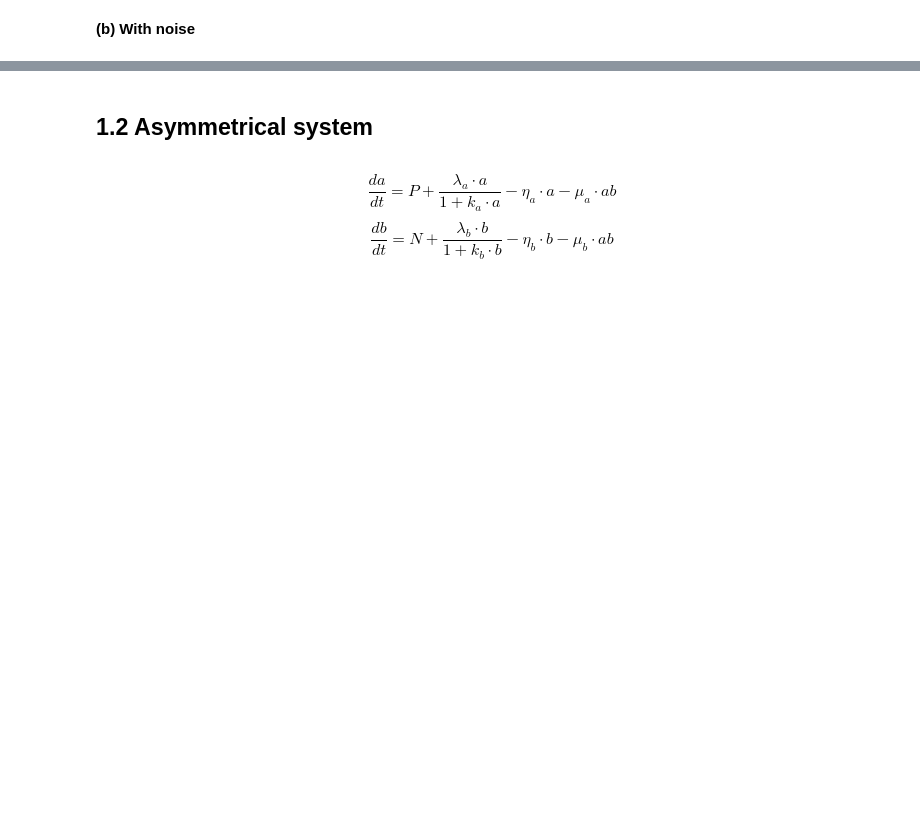
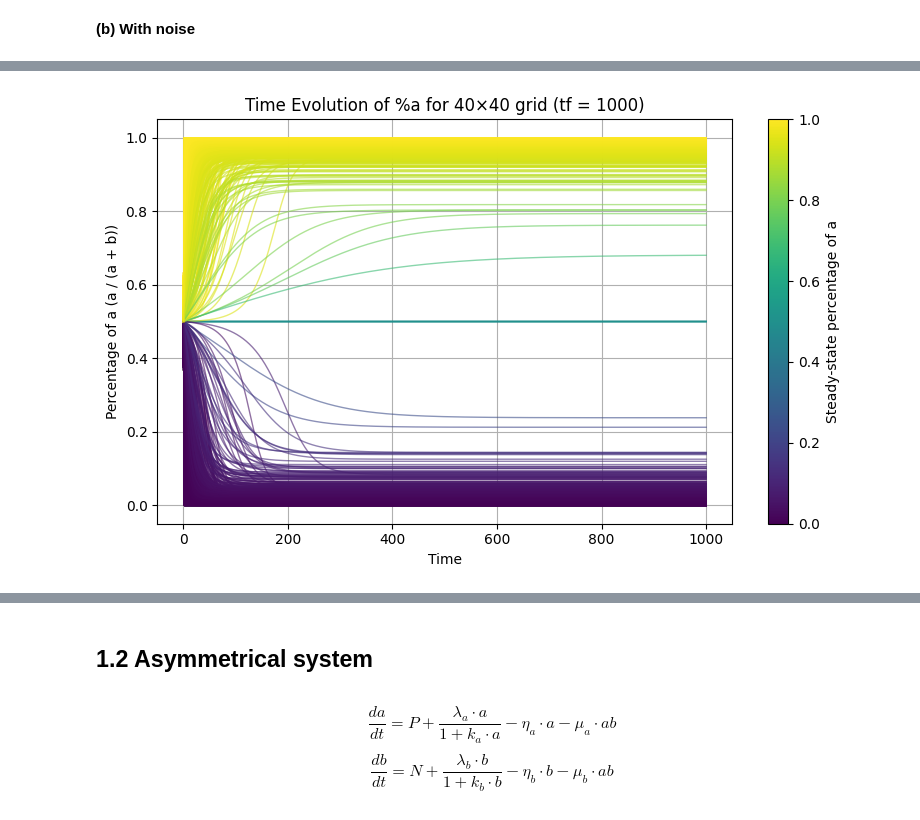
Before and after one commit to Aeronobase/Code-neural-network-with-CRNs, a Jupyter notebook: Sym Neuron-Rondelez_4_Phase_Noisy entries.ipynb, the cells around one changed output, grey strips where cells are left out. Drawn from its saved outputs; the diff is of its cells as text; code cells hidden in the pictures; blank space fills up the shorter version.

```diff
--- a/Sym Neuron-Rondelez_4_Phase_Noisy entries.ipynb
+++ b/Sym Neuron-Rondelez_4_Phase_Noisy entries.ipynb
@@ -286,0 +312,98 @@ We can see that early stopping freeze most of neurons in a undecided state. The
+# %%
+import numpy as np
+import matplotlib.pyplot as plt
+from scipy.integrate import solve_ivp
+from tqdm import tqdm
+
+# --- Noise and grid setup ---
+noise_sigma = 0.2
+nb_of_points_grid = 40
+P_values = np.linspace(0, 1.25, nb_of_points_grid)
+N_values = np.linspace(0, 1.25, nb_of_points_grid)
+all_points = [(P, N) for P in P_values for N in N_values]
+
+# --- Time span for single tf ---
+tf_single     = 1000
+t_eval_single = np.linspace(0, tf_single, 500)
+# %%
+# --- ODE system ---
+def da_dt(a, b, P):
+    return P + (lambda_a * a) / (1 + k_a * a) - eta_a * a - mu_a * a * b
+
+def db_dt(a, b, N):
+    return N + (lambda_b * b) / (1 + k_b * b) - eta_b * b - mu_b * a * b
+
+def system(t, y, P, N):
+    a, b = y
+    return [da_dt(a, b, P), db_dt(a, b, N)]
+
+# --- Integration helper ---
+def integrate_system(P, N, y0, t_span, t_eval=None):
+    if t_eval is None:
+        t_eval = np.linspace(t_span[0], t_span[1], 500)
+    sol = solve_ivp(system, t_span, y0,
+                    args=(P, N),
+                    t_eval=t_eval,
+                    method='RK45',
+                    rtol=1e-8, atol=1e-10)
+    return sol.t, sol.y[0], sol.y[1]  # times, a(t), b(t)
+
+
+
+# --- Colormap for percentage of a ---
+cmap_y = plt.cm.viridis
+norm_y = plt.Normalize(vmin=0.0, vmax=1.0)
+
+# --- Tolerance around 50% for counting neurons ---
+tol = 0.05  # i.e. count those with |pct_a - 0.5| < 0.05
+
+# --- Plotting setup ---
+fig, ax = plt.subplots(figsize=(8, 5))
+
+# we'll collect final percentages to compute the counter
+final_pcts = []
+
+for P0, N0 in tqdm(all_points, desc="Integrating percentage of a(t)"):
+    # add Gaussian noise to inputs
+    noisy_P = max(0, P0 + np.random.normal(scale=noise_sigma))
+    noisy_N = max(0, N0 + np.random.normal(scale=noise_sigma))
+
+    # integrate up to tf_single
+    t, a_t, b_t = integrate_system(noisy_P, noisy_N,
+                                   y0=[1e-6, 1e-6],
+                                   t_span=(0, tf_single),
+                                   t_eval=t_eval_single)
+    # compute percentage of a
+    pct_a = a_t / (a_t + b_t + 1e-10)
+
+    # store final percentage
+    final_pcts.append(pct_a[-1])
+
+    # pick color by final percentage
+    color = cmap_y(norm_y(pct_a[-1]))
+
+    # plot percentage vs time
+    ax.plot(t, pct_a, color=color, lw=1, alpha=0.6)
+
+# compute how many are approximately at 50%
+final_pcts = np.array(final_pcts)
+mask_50 = np.abs(final_pcts - 0.5) < tol
+percent_50 = mask_50.sum() / mask_50.size * 100
+
+# display the result
+print(f"Percentage of neurons with final a‐percentage within ±{tol*100:.1f}% of 50%: {percent_50:.2f}%")
+
+# labels and colorbar
+ax.set_xlabel("Time")
+ax.set_ylabel("Percentage of a (a / (a + b))")
+ax.set_title(f"Time Evolution of %a for {nb_of_points_grid}×{nb_of_points_grid} grid (tf = {tf_single})")
+ax.grid(True)
+
+sm = plt.cm.ScalarMappable(cmap=cmap_y, norm=norm_y)
+sm.set_array([])
+cbar = plt.colorbar(sm, ax=ax)
+cbar.set_label("Steady‐state percentage of a")
+
+plt.tight_layout()
+plt.show()
+# %% [output]
@@ -286,0 +411 @@ We can see that early stopping freeze most of neurons in a undecided state. The
+[figure, added]
```
Also changed, not shown: parts of 34 cells of this notebook, 2 other files.
